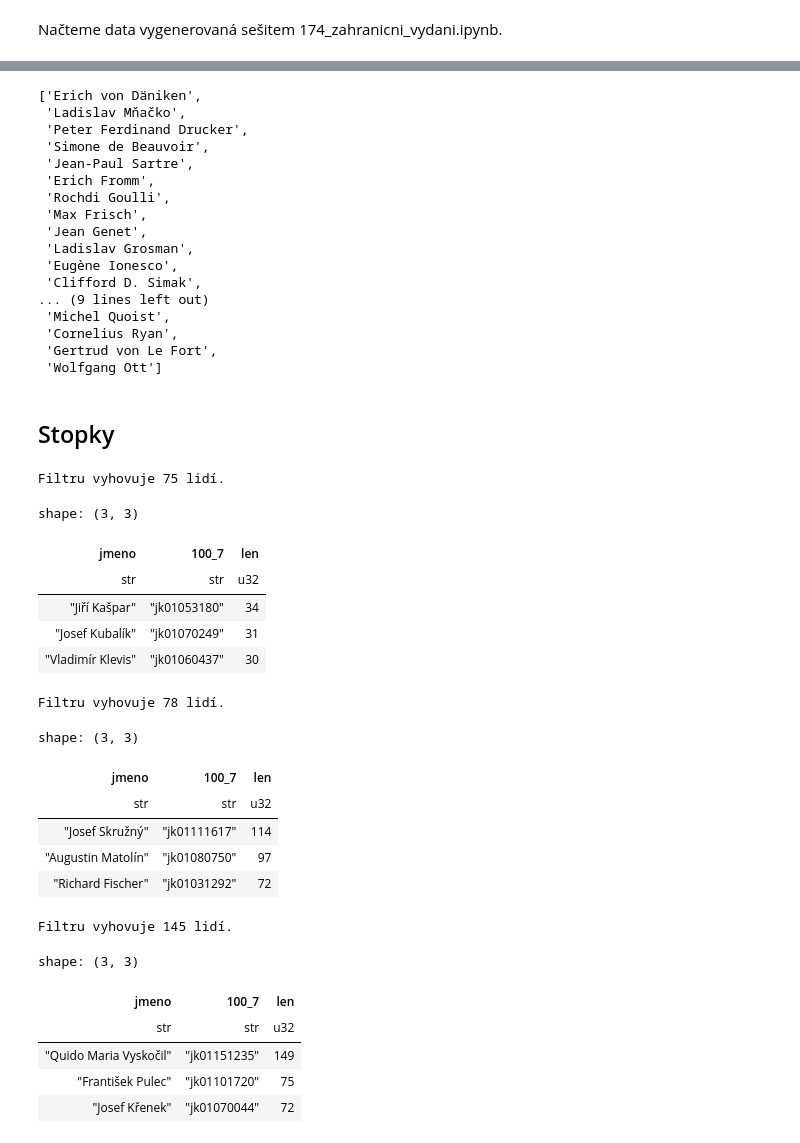
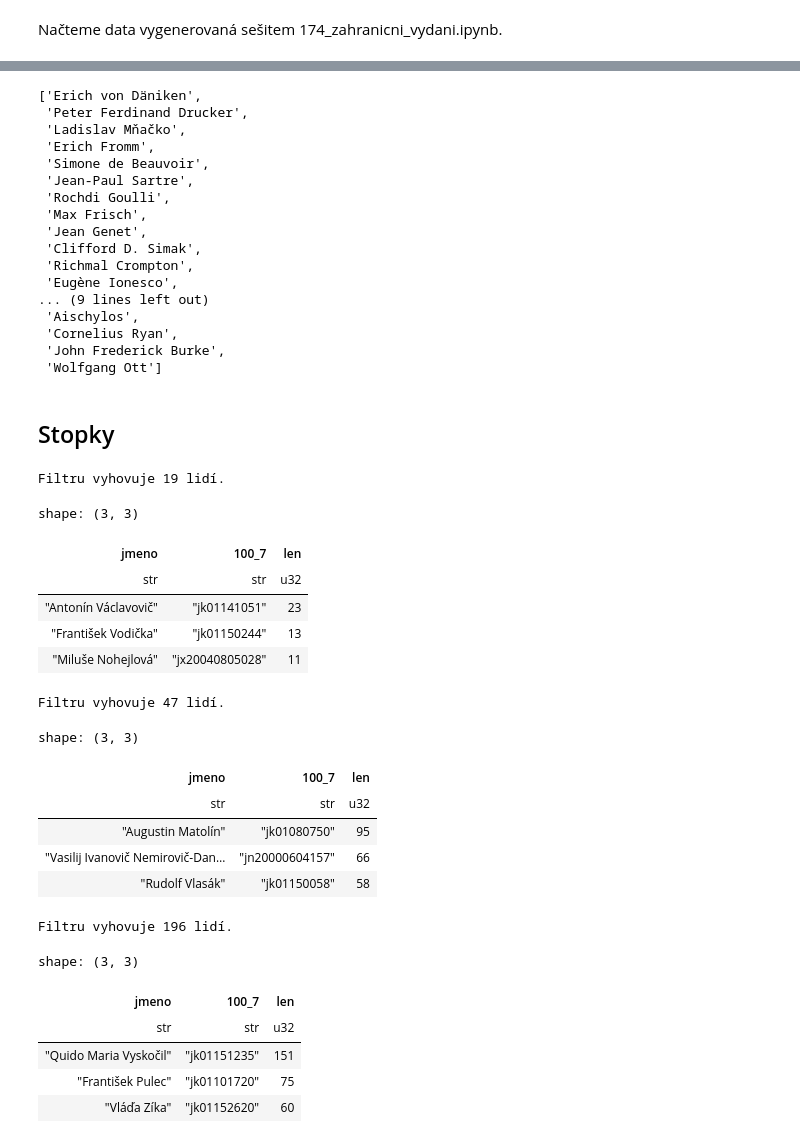
Before and after one commit to DataRozhlas/knizni-peoplemetr, a Jupyter notebook: 905b_odmlky_grafy.ipynb, the cells around one changed output, grey strips where cells are left out. Cells and saved outputs as stored; diff of their text form; code cells hidden in the pictures.

```diff
--- a/905b_odmlky_grafy.ipynb
+++ b/905b_odmlky_grafy.ipynb
@@ -46,6 +46,8 @@ print(len(df))
 # %% [output]
 716107
 705240
+# %%
+df = df.filter(pl.col("stran") >= 30)
 # %%
 aut = pl.read_parquet(os.path.join("data","aut_vyber.parquet"))
 cesi = aut.explode("370_c").filter(pl.col("370_c").str.contains("Česk")).explode("100_7").select(pl.col("100_7")).to_series().to_list()
@@ -687,21 +707,21 @@ kdy_umreli
 znormalizovani_top_zahranicni_razeni
 # %% [output]
 ['Erich von Däniken',
+ 'Peter Ferdinand Drucker',
  'Ladislav Mňačko',
- 'Peter Ferdinand Drucker',
+ 'Erich Fromm',
  'Simone de Beauvoir',
  'Jean-Paul Sartre',
- 'Erich Fromm',
  'Rochdi Goulli',
  'Max Frisch',
  'Jean Genet',
- 'Ladislav Grosman',
+ 'Clifford D. Simak',
+ 'Richmal Crompton',
  'Eugène Ionesco',
- 'Clifford D. Simak',
 ... (9 lines left out)
- 'Michel Quoist',
+ 'Aischylos',
  'Cornelius Ryan',
- 'Gertrud von Le Fort',
+ 'John Frederick Burke',
  'Wolfgang Ott']
 # %% [markdown]
 ## Stopky
@@ -716,36 +736,36 @@ def nevysli_po(rok, obdobi, nasobek):
     print(f"Filtru vyhovuje {len(ukonceni)} lidí.")
     return df.filter(pl.col("100_7").is_in(ukonceni)).filter(pl.col("rok").is_between(rok-(obdobi * nasobek),rok)).group_by(["jmeno","100_7"]).len().sort(by="len",descending=True).head(100)
 # %%
-sedesatosm = nevysli_po(1993, 2, 20).head(3)
+sedesatosm = nevysli_po(1968, 2, 40).head(3)
 sedesatosm
 # %% [output]
-Filtru vyhovuje 75 lidí.
+Filtru vyhovuje 19 lidí.
 shape: (3, 3)
 | jmeno | 100_7 | len |
 | str | str | u32 |
-| "Jiří Kašpar" | "jk01053180" | 34 |
-| "Josef Kubalík" | "jk01070249" | 31 |
-| "Vladimír Klevis" | "jk01060437" | 30 |
+| "Antonín Václavovič" | "jk01141051" | 23 |
+| "František Vodička" | "jk01150244" | 13 |
+| "Miluše Nohejlová" | "jx20040805028" | 11 |
 # %%
-tricetosm = nevysli_po(1938, 2, 20).head(3)
+tricetosm = nevysli_po(1938, 2, 40).head(3)
 tricetosm
 # %% [output]
-Filtru vyhovuje 78 lidí.
+Filtru vyhovuje 47 lidí.
 shape: (3, 3)
 | jmeno | 100_7 | len |
 | str | str | u32 |
-| "Josef Skružný" | "jk01111617" | 114 |
-| "Augustin Matolín" | "jk01080750" | 97 |
-| "Richard Fischer" | "jk01031292" | 72 |
+| "Augustin Matolín" | "jk01080750" | 95 |
+| "Vasilij Ivanovič Nemirovič-Dan… | "jn20000604157" | 66 |
+| "Rudolf Vlasák" | "jk01150058" | 58 |
 # %%
-ctyricetosm = nevysli_po(1948, 2, 20).head(3)
+ctyricetosm = nevysli_po(1948, 4, 40).head(3)
 ctyricetosm
 # %% [output]
-Filtru vyhovuje 145 lidí.
+Filtru vyhovuje 196 lidí.
 shape: (3, 3)
 | jmeno | 100_7 | len |
 | str | str | u32 |
-| "Quido Maria Vyskočil" | "jk01151235" | 149 |
+| "Quido Maria Vyskočil" | "jk01151235" | 151 |
 | "František Pulec" | "jk01101720" | 75 |
-| "Josef Křenek" | "jk01070044" | 72 |
+| "Vláďa Zíka" | "jk01152620" | 60 |
 # %%
```
Also changed, not shown: parts of 33 cells of this notebook, 6 other files.
